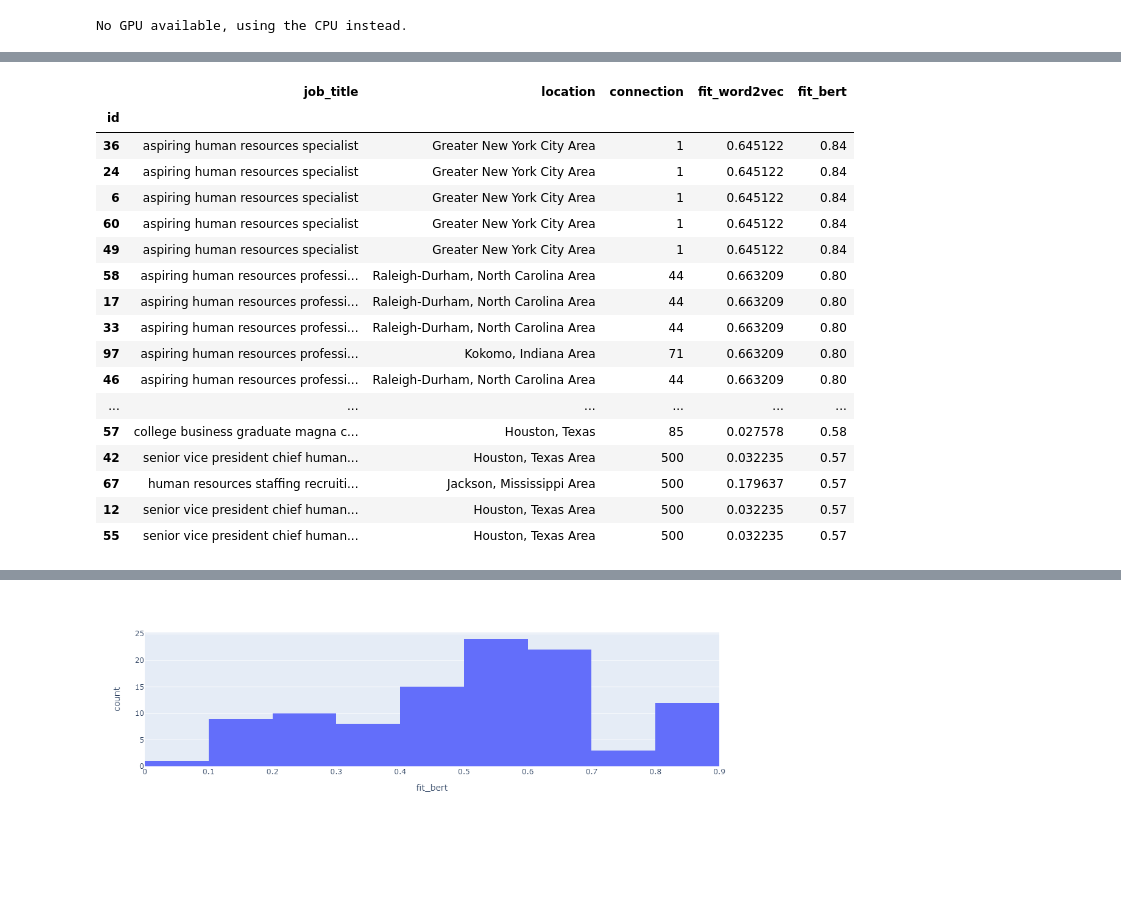
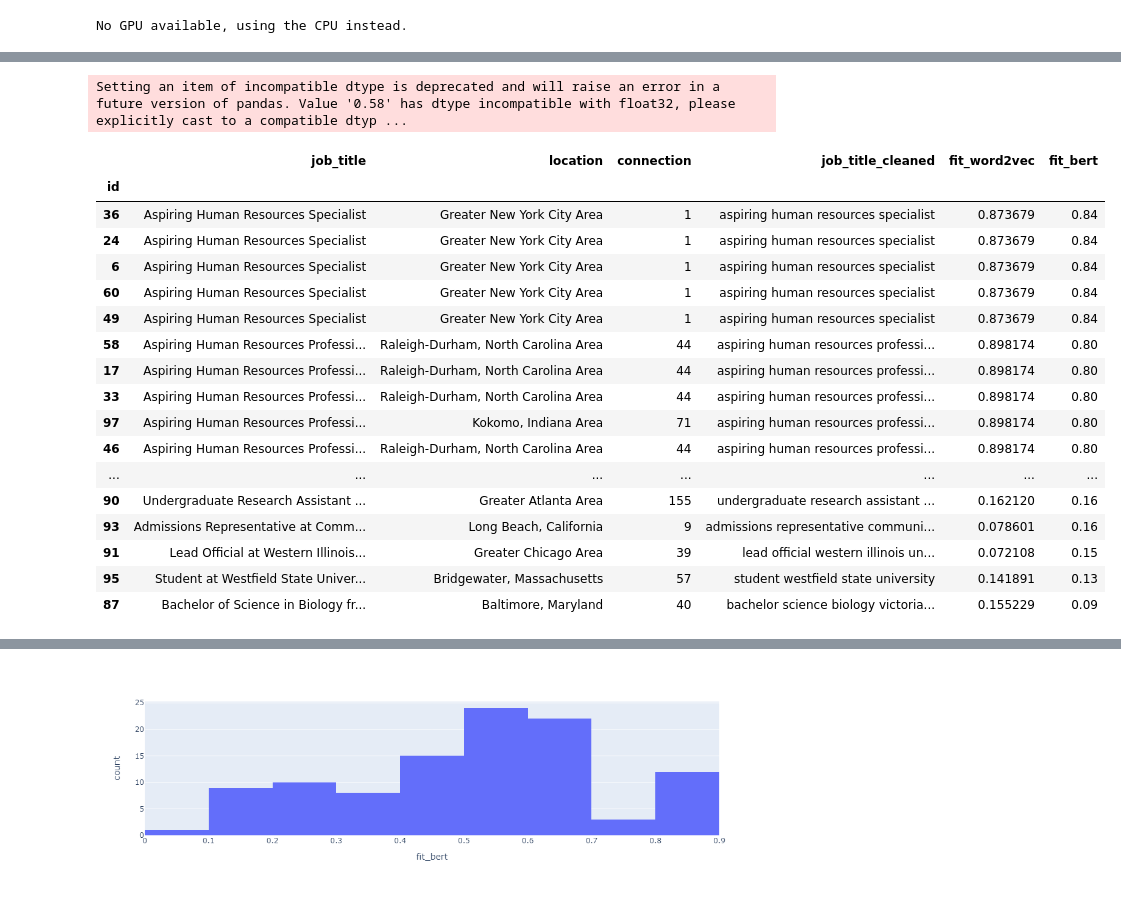
Before and after one commit to chiara89/-NAHynH028422ZNN9, a Jupyter notebook: Potential_talents_NLP.ipynb, the cells around one changed output, grey strips where cells are left out. Drawn from its saved outputs; the diff is of its cells as text; code cells hidden in the pictures; blank space fills up the shorter version.

```diff
--- a/Potential_talents_NLP.ipynb
+++ b/Potential_talents_NLP.ipynb
@@ -19,4 +19,7 @@ from transformers import BertTokenizer, BertModel
 from sentence_transformers import SentenceTransformer, models
 #import plotly.io as pio
 #pio.renderers.default='notebook'
-pd.option_context('display.max_rows', None)
+pd.set_option('display.max_rows', None)
+pd.set_option('display.max_columns', None)
+pd.set_option('display.width', None)
+pd.set_option('display.max_colwidth', None)
@@ -118,6 +119,8 @@ Senior Human Resources Business Partner at Heil Environmental
 Aspiring Human Resources Professional | An energetic and Team-Focused Leader                                             1
 Director Of Administration at Excellence Logging                                                                         1
 Name: count, dtype: int64
+# %%
+df['job_title_cleaned'] = df.loc[:, 'job_title']
 # %% [markdown]
 ### Data preprocessing and cleaning
 # %% [markdown]
@@ -127,19 +130,19 @@ stop_words = stopwords.words('english')
 stopwords_dict = Counter(stop_words)
 lemmatizer = WordNetLemmatizer()
 for ind, row in df.iterrows():
-    words = [lemmatizer.lemmatize(word) for word in word_tokenize(row['job_title'])]
+    words = [lemmatizer.lemmatize(word) for word in word_tokenize(row['job_title_cleaned'])]
     words=[word.lower() for word in words if word.isalpha()]
     filtered_words = [word for word in words if word.lower() not in stopwords.words('english')]
-    df.loc[ind,'job_title'] = ' '.join(TreebankWordDetokenizer().detokenize(filtered_words).lower().split())
-    df.loc[ind,'job_title'] = df.loc[ind,'job_title'].replace('bauer','').lstrip()
-    df.loc[ind,'job_title'] = df.loc[ind,'job_title'].replace('svp','senior vice president').lstrip()
-    df.loc[ind,'job_title'] = df.loc[ind,'job_title'].replace('csr','corporate social responsability').lstrip()
-    df.loc[ind,'job_title'] = df.loc[ind,'job_title'].replace('chro','chief human resources officer').lstrip()
-    df.loc[ind,'job_title'] = df.loc[ind,'job_title'].replace('gphr','global professional in human resources').lstrip()
-    df.loc[ind,'job_title'] = df.loc[ind,'job_title'].replace('sphr','senior professional in human resources').lstrip()
-    df.loc[ind,'job_title'] = df.loc[ind,'job_title'].replace('mes','manufacturing execution system').lstrip()
-    df.loc[ind,'job_title'] = df.loc[ind,'job_title'].replace('hris','human resources information system').lstrip()
-    df.loc[ind,'job_title'] = df.loc[ind,'job_title'].replace('hr','human resource').lstrip()
+    df.loc[ind,'job_title_cleaned'] = ' '.join(TreebankWordDetokenizer().detokenize(filtered_words).lower().split())
+    df.loc[ind,'job_title_cleaned'] = df.loc[ind,'job_title_cleaned'].replace('bauer','').lstrip()
+    df.loc[ind,'job_title_cleaned'] = df.loc[ind,'job_title_cleaned'].replace('svp','senior vice president').lstrip()
+    df.loc[ind,'job_title_cleaned'] = df.loc[ind,'job_title_cleaned'].replace('csr','corporate social responsability').lstrip()
+    df.loc[ind,'job_title_cleaned'] = df.loc[ind,'job_title_cleaned'].replace('chro','chief human resources officer').lstrip()
+    df.loc[ind,'job_title_cleaned'] = df.loc[ind,'job_title_cleaned'].replace('gphr','global professional in human resources').lstrip()
+    df.loc[ind,'job_title_cleaned'] = df.loc[ind,'job_title_cleaned'].replace('sphr','senior professional in human resources').lstrip()
+    df.loc[ind,'job_title_cleaned'] = df.loc[ind,'job_title_cleaned'].replace('mes','manufacturing execution system').lstrip()
+    df.loc[ind,'job_title_cleaned'] = df.loc[ind,'job_title_cleaned'].replace('hris','human resources information system').lstrip()
+    df.loc[ind,'job_title_cleaned'] = df.loc[ind,'job_title_cleaned'].replace('hr','human resource').lstrip()
 # %%
 df.info()
 # %% [output]
@@ -561,26 +568,29 @@ def predict_similarity(sentence_pair):
   return sim
 # %%
 query = "Aspiring human resources"
+pre_processing(query)
 for ind, row in df.iterrows():
-    df.loc[ind,'fit_bert'] = round(predict_similarity([row['job_title'],query]),2)
+    df.loc[ind,'fit_bert'] = round(predict_similarity([row['job_title_cleaned'],query]),2)
+# %% [output]
+Setting an item of incompatible dtype is deprecated and will raise an error in a future version of pandas. Value '0.58' has dtype incompatible with float32, please explicitly cast to a compatible dtyp ...
 # %%
-top_candidates(n = 50, by = 'fit_bert', ascending = False, min_con = 0)
+top_candidates(n = 104, by = 'fit_bert', ascending = False, min_con = 0)
 # %% [output]
-|  | job_title | location | connection | fit_word2vec | fit_bert |
-| id |  |  |  |  |  |
-| 36 | aspiring human resources specialist | Greater New York City Area | 1 | 0.645122 | 0.84 |
-| 24 | aspiring human resources specialist | Greater New York City Area | 1 | 0.645122 | 0.84 |
-| 6 | aspiring human resources specialist | Greater New York City Area | 1 | 0.645122 | 0.84 |
-| 60 | aspiring human resources specialist | Greater New York City Area | 1 | 0.645122 | 0.84 |
-| 49 | aspiring human resources specialist | Greater New York City Area | 1 | 0.645122 | 0.84 |
-| 58 | aspiring human resources professi... | Raleigh-Durham, North Carolina Area | 44 | 0.663209 | 0.80 |
-| 17 | aspiring human resources professi... | Raleigh-Durham, North Carolina Area | 44 | 0.663209 | 0.80 |
-| 33 | aspiring human resources professi... | Raleigh-Durham, North Carolina Area | 44 | 0.663209 | 0.80 |
-| 97 | aspiring human resources professi... | Kokomo, Indiana Area | 71 | 0.663209 | 0.80 |
-| 46 | aspiring human resources professi... | Raleigh-Durham, North Carolina Area | 44 | 0.663209 | 0.80 |
-| ... | ... | ... | ... | ... | ... |
-| 57 | college business graduate magna c... | Houston, Texas | 85 | 0.027578 | 0.58 |
-| 42 | senior vice president chief human... | Houston, Texas Area | 500 | 0.032235 | 0.57 |
-| 67 | human resources staffing recruiti... | Jackson, Mississippi Area | 500 | 0.179637 | 0.57 |
-| 12 | senior vice president chief human... | Houston, Texas Area | 500 | 0.032235 | 0.57 |
-| 55 | senior vice president chief human... | Houston, Texas Area | 500 | 0.032235 | 0.57 |
+|  | job_title | location | connection | job_title_cleaned | fit_word2vec | fit_bert |
+| id |  |  |  |  |  |  |
+| 36 | Aspiring Human Resources Specialist | Greater New York City Area | 1 | aspiring human resources specialist | 0.873679 | 0.84 |
+| 24 | Aspiring Human Resources Specialist | Greater New York City Area | 1 | aspiring human resources specialist | 0.873679 | 0.84 |
+| 6 | Aspiring Human Resources Specialist | Greater New York City Area | 1 | aspiring human resources specialist | 0.873679 | 0.84 |
+| 60 | Aspiring Human Resources Specialist | Greater New York City Area | 1 | aspiring human resources specialist | 0.873679 | 0.84 |
+| 49 | Aspiring Human Resources Specialist | Greater New York City Area | 1 | aspiring human resources specialist | 0.873679 | 0.84 |
+| 58 | Aspiring Human Resources Professi... | Raleigh-Durham, North Carolina Area | 44 | aspiring human resources professi... | 0.898174 | 0.80 |
+| 17 | Aspiring Human Resources Professi... | Raleigh-Durham, North Carolina Area | 44 | aspiring human resources professi... | 0.898174 | 0.80 |
+| 33 | Aspiring Human Resources Professi... | Raleigh-Durham, North Carolina Area | 44 | aspiring human resources professi... | 0.898174 | 0.80 |
+| 97 | Aspiring Human Resources Professi... | Kokomo, Indiana Area | 71 | aspiring human resources professi... | 0.898174 | 0.80 |
+| 46 | Aspiring Human Resources Professi... | Raleigh-Durham, North Carolina Area | 44 | aspiring human resources professi... | 0.898174 | 0.80 |
+| ... | ... | ... | ... | ... | ... | ... |
+| 90 | Undergraduate Research Assistant ... | Greater Atlanta Area | 155 | undergraduate research assistant ... | 0.162120 | 0.16 |
+| 93 | Admissions Representative at Comm... | Long Beach, California | 9 | admissions representative communi... | 0.078601 | 0.16 |
+| 91 | Lead Official at Western Illinois... | Greater Chicago Area | 39 | lead official western illinois un... | 0.072108 | 0.15 |
+| 95 | Student at Westfield State Univer... | Bridgewater, Massachusetts | 57 | student westfield state university | 0.141891 | 0.13 |
+| 87 | Bachelor of Science in Biology fr... | Baltimore, Maryland | 40 | bachelor science biology victoria... | 0.155229 | 0.09 |
```
Also changed, not shown: parts of 38 cells of this notebook.
